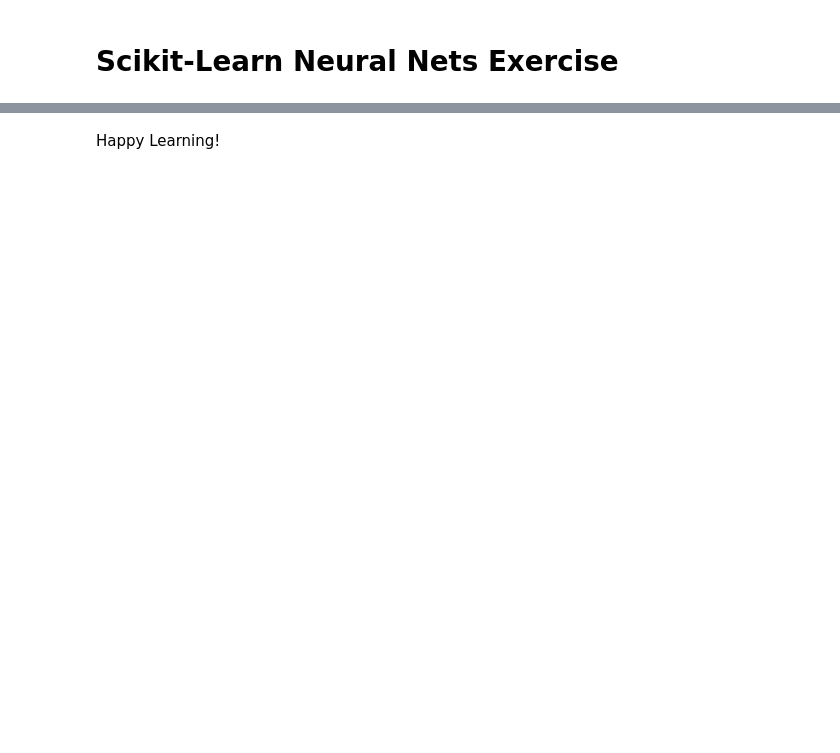
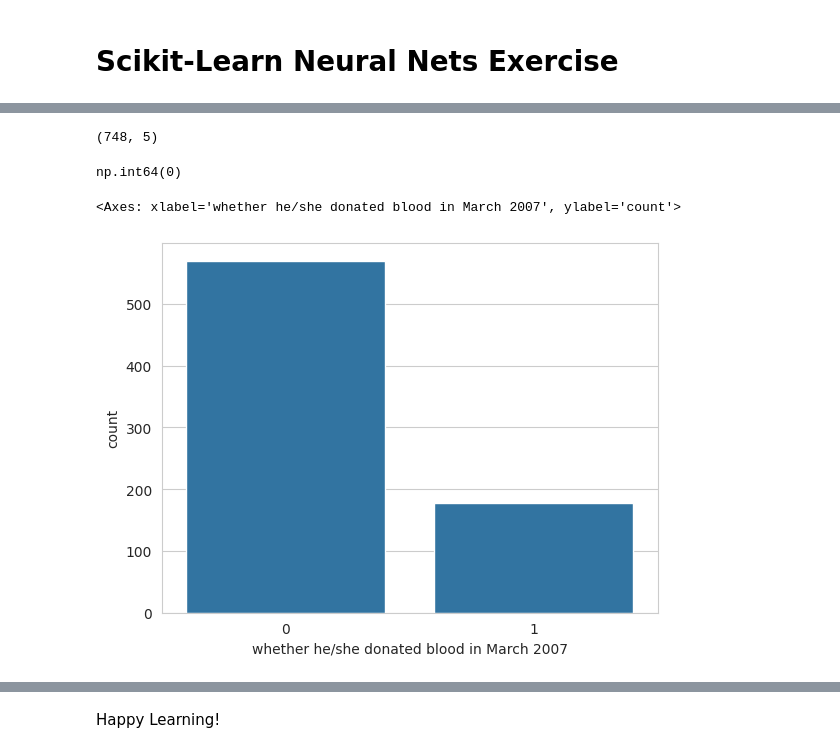
Before and after one commit to jposluszny/Machine-Learning, a Jupyter notebook: Sklearn Neural Nets/Classification/project/exercise.ipynb, the cells around one changed output, grey strips where cells are left out. Cells and saved outputs as stored; diff of their text form; code cells hidden in the pictures; blank space fills up the shorter version.

```diff
--- a/Sklearn Neural Nets/Classification/project/exercise.ipynb
+++ b/Sklearn Neural Nets/Classification/project/exercise.ipynb
@@ -66,0 +13,5 @@ weighted avg       0.87      0.80      0.83       225
+# %%
+# Read in transfusion.data
+# Predict if someone donated blood in March 2007
+# (1 stand for donating blood; 0 stands for not donating blood).
+df = pd.read_csv('transfusion.data')
@@ -66,0 +27,13 @@ weighted avg       0.87      0.80      0.83       225
+# %%
+df.shape
+# %% [output]
+(748, 5)
+# %%
+df.isna().sum().sum()
+# %% [output]
+np.int64(0)
+# %%
+sns.countplot(data=df, x='whether he/she donated blood in March 2007')
+# %% [output]
+<Axes: xlabel='whether he/she donated blood in March 2007', ylabel='count'>
+[figure, added]
```
Also changed, not shown: parts of 35 cells of this notebook, 1 other file.
